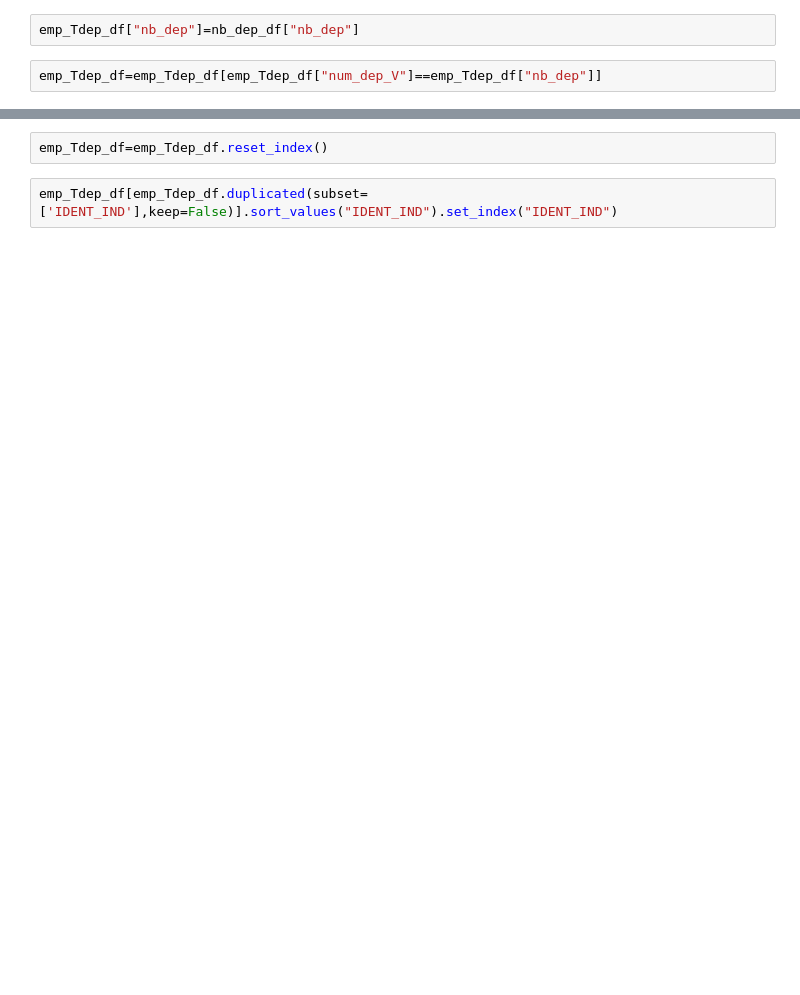
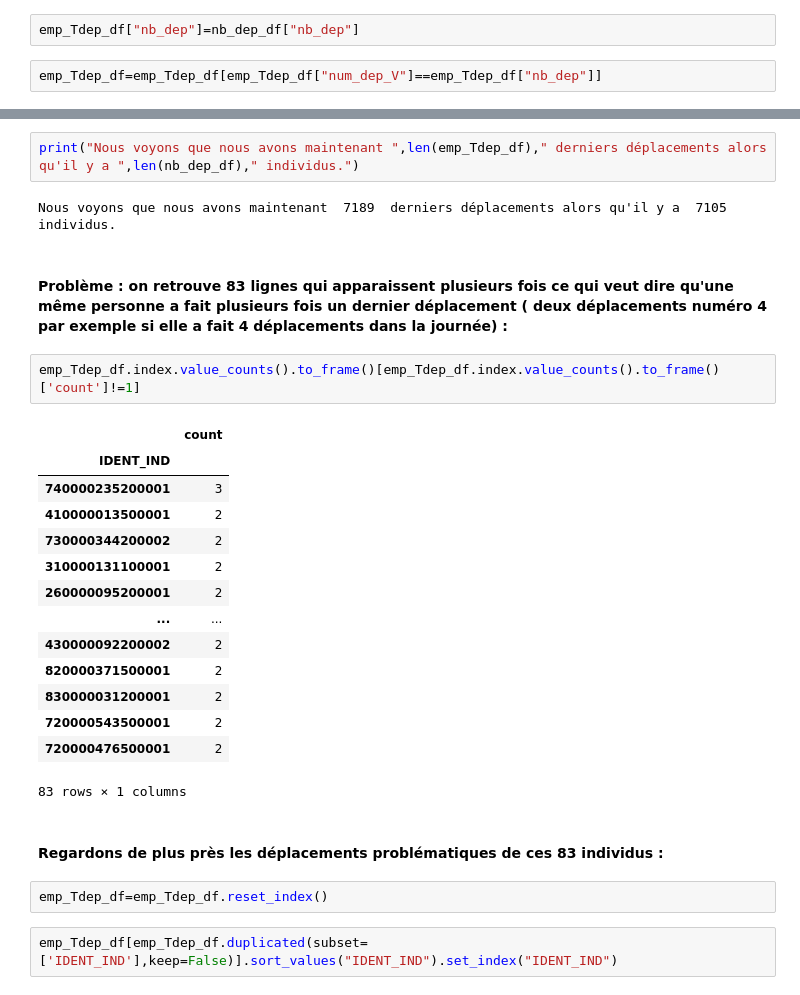
Before and after one commit to kilianguillon/Projet_statapp, a Jupyter notebook: H_arrivee.ipynb, the cells around one changed output, grey strips where cells are left out. Cells and saved outputs as stored; diff of their text form; blank space fills up the shorter version.

```diff
--- a/H_arrivee.ipynb
+++ b/H_arrivee.ipynb
@@ -71,3 +86,28 @@ Name: count, Length: 7105, dtype: int64
+# %%
+print("Nous voyons que nous avons maintenant ",len(emp_Tdep_df)," derniers déplacements alors qu'il y a ",len(nb_dep_df)," individus.")
+# %% [output]
+Nous voyons que nous avons maintenant  7189  derniers déplacements alors qu'il y a  7105  individus.
+# %% [markdown]
+#### Problème : on retrouve 83 lignes qui apparaissent plusieurs fois ce qui veut dire qu'une même personne a fait plusieurs fois un dernier déplacement ( deux déplacements numéro 4 par exemple si elle a fait 4 déplacements dans la journée) :
+# %%
+emp_Tdep_df.index.value_counts().to_frame()[emp_Tdep_df.index.value_counts().to_frame()['count']!=1]
+# %% [output]
+|  | count |
+| IDENT_IND |  |
+| 740000235200001 | 3 |
+| 410000013500001 | 2 |
+| 730000344200002 | 2 |
+| 310000131100001 | 2 |
+| 260000095200001 | 2 |
+| ... | ... |
+| 430000092200002 | 2 |
+| 820000371500001 | 2 |
+| 830000031200001 | 2 |
+| 720000543500001 | 2 |
+| 720000476500001 | 2 |
+83 rows × 1 columns
+# %% [markdown]
+#### Regardons de plus près les déplacements problématiques de ces 83 individus :
 # %%
 emp_Tdep_df=emp_Tdep_df.reset_index()
 # %%
```
Also changed, not shown: parts of 19 cells of this notebook.
